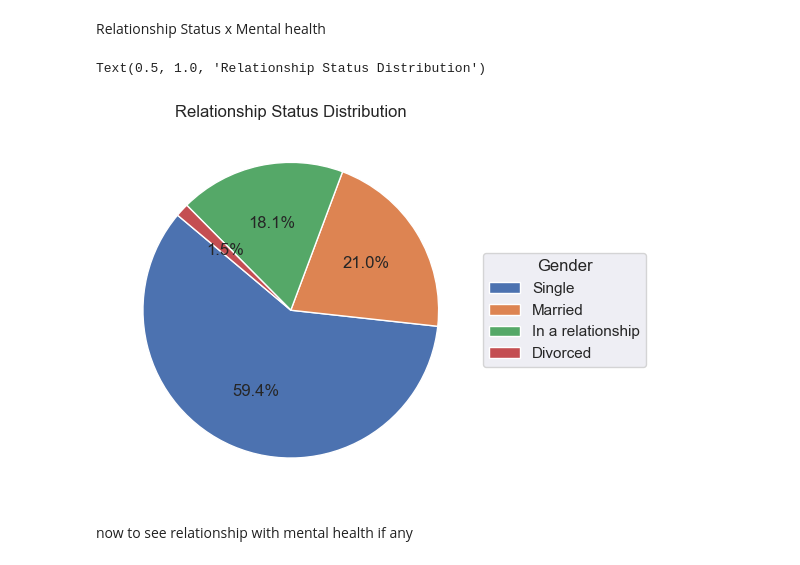
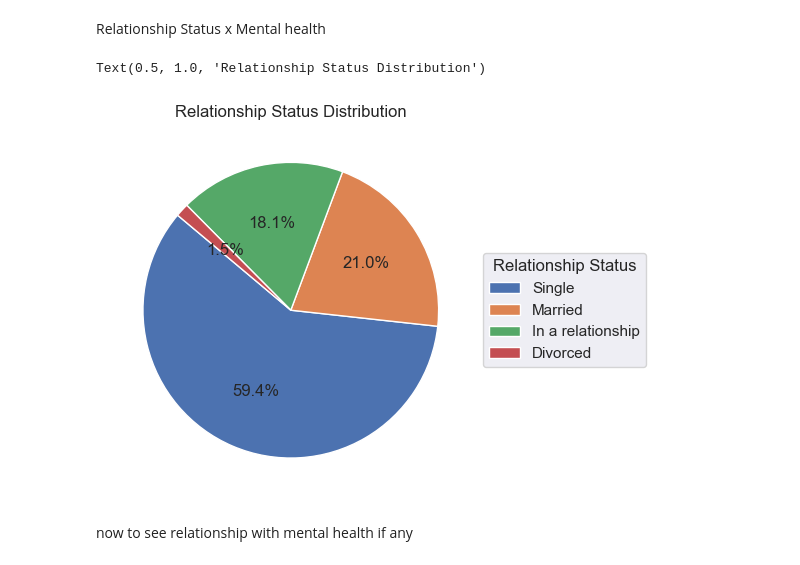
Before and after one commit to allygee/smmh_project, a Jupyter notebook: Social Media Mental Heallth Notebook.ipynb, the cells around one changed output. Saved outputs shown, nothing was run; the diff lists cells and outputs as text; code cells hidden in the pictures.

```diff
--- a/Social Media Mental Heallth Notebook.ipynb
+++ b/Social Media Mental Heallth Notebook.ipynb
@@ -369,13 +372,13 @@ Relationship Status x Mental health
 # %%
 rel_counts = data['Relationship Status'].value_counts()
 plt.pie(rel_counts, autopct='%1.1f%%', startangle=140)
 plt.legend(rel_counts.index,
-           title="Gender",
+           title="Relationship Status",
            loc="center left", bbox_to_anchor=(1, 0.5))
 plt.title("Relationship Status Distribution")
 # %% [output]
 Text(0.5, 1.0, 'Relationship Status Distribution')
-[figure, old version]
+[figure, new version]
 # %% [markdown]
 now to see relationship with mental health if any
 # %%
```
Also changed, not shown: parts of 9 cells of this notebook.
